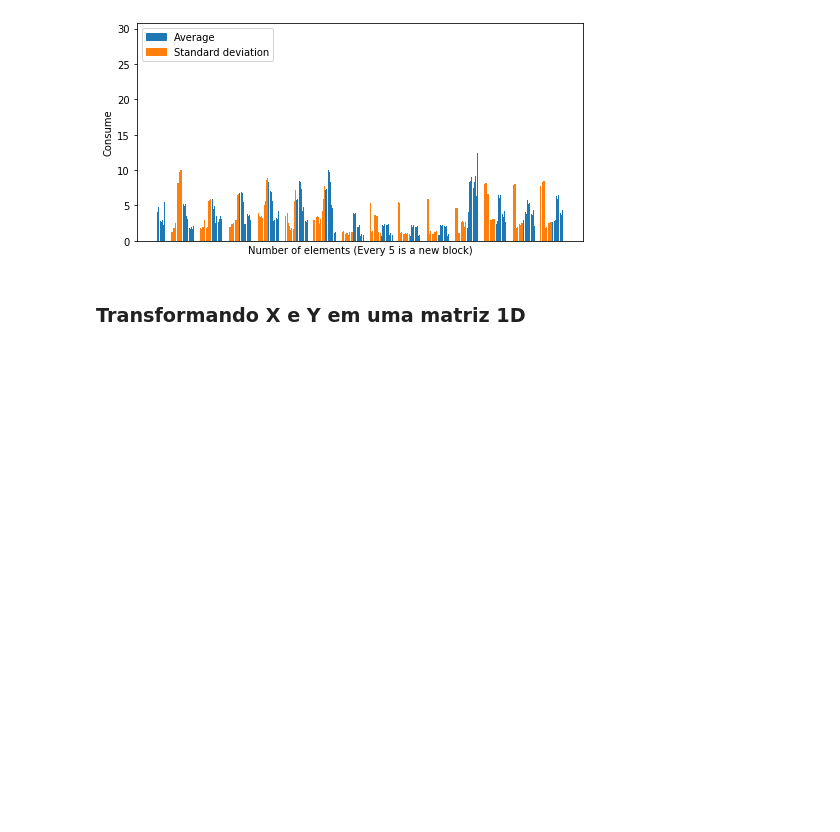
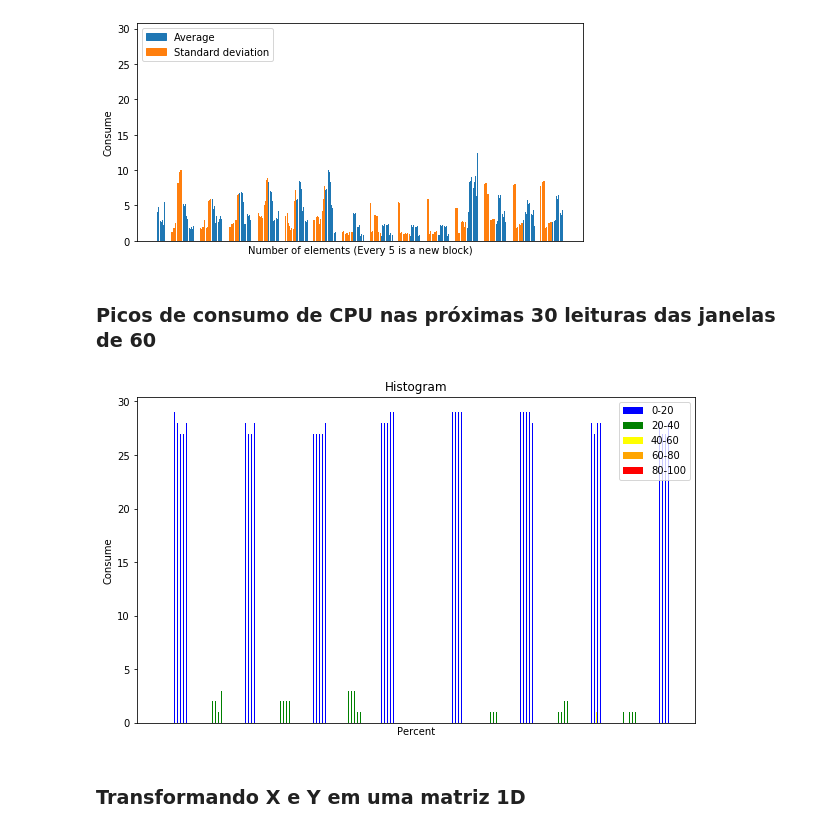
Before and after one commit to vinhali/advanced_monitoring, a Jupyter notebook: neural-network/classification/Sequential model for CPU consumption.ipynb, the cells around one changed output. Saved outputs shown, nothing was run; the diff lists cells and outputs as text; code cells hidden in the pictures; blank space fills up the shorter version.

```diff
--- a/neural-network/classification/Sequential model for CPU consumption.ipynb
+++ b/neural-network/classification/Sequential model for CPU consumption.ipynb
@@ -258,6 +256,13 @@ dataNeuronInput = neuronsInput(readings)
 histogramNeuronsInput(dataNeuronInput)
 # %% [output]
 [figure]
+# %% [markdown]
+### Picos de consumo de CPU nas próximas 30 leituras das janelas de 60
+# %%
+dataNeuronOutput = neuronsOutput(readings)
+histogramNeuronsOutput(dataNeuronOutput)
+# %% [output]
+[figure, added]
 # %% [markdown]
 ### Transformando X e Y em uma matriz 1D
 # %%
```
Also changed, not shown: parts of 12 cells of this notebook.
